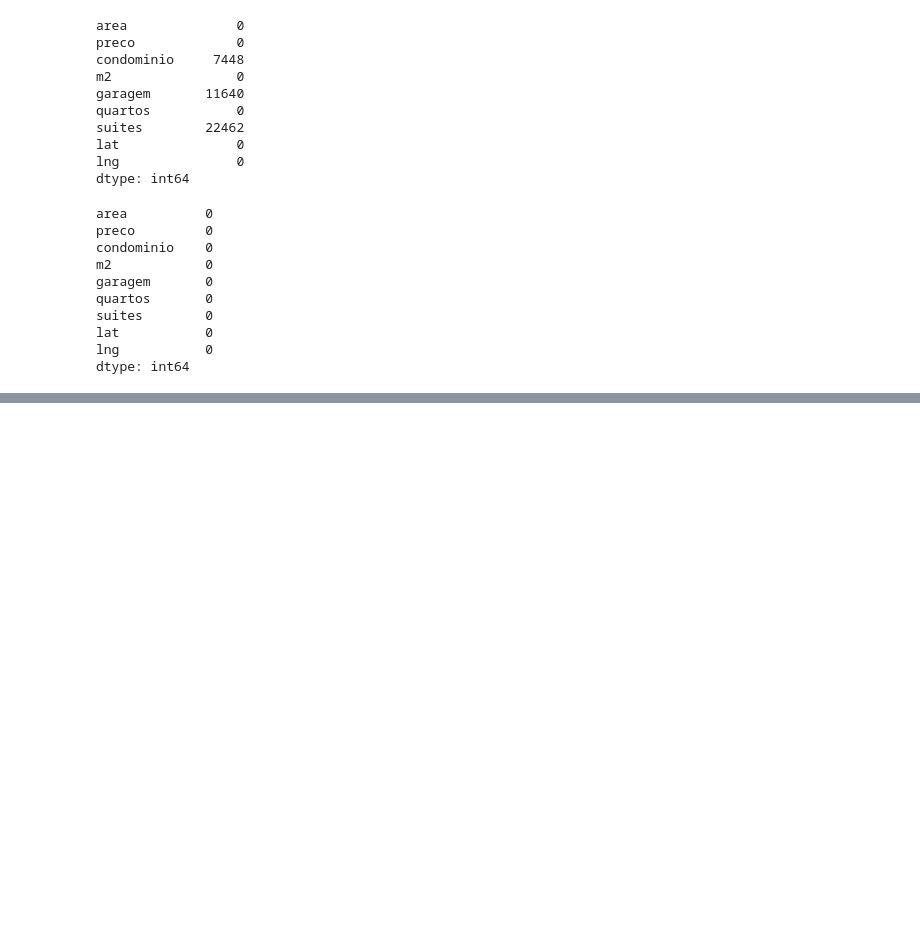
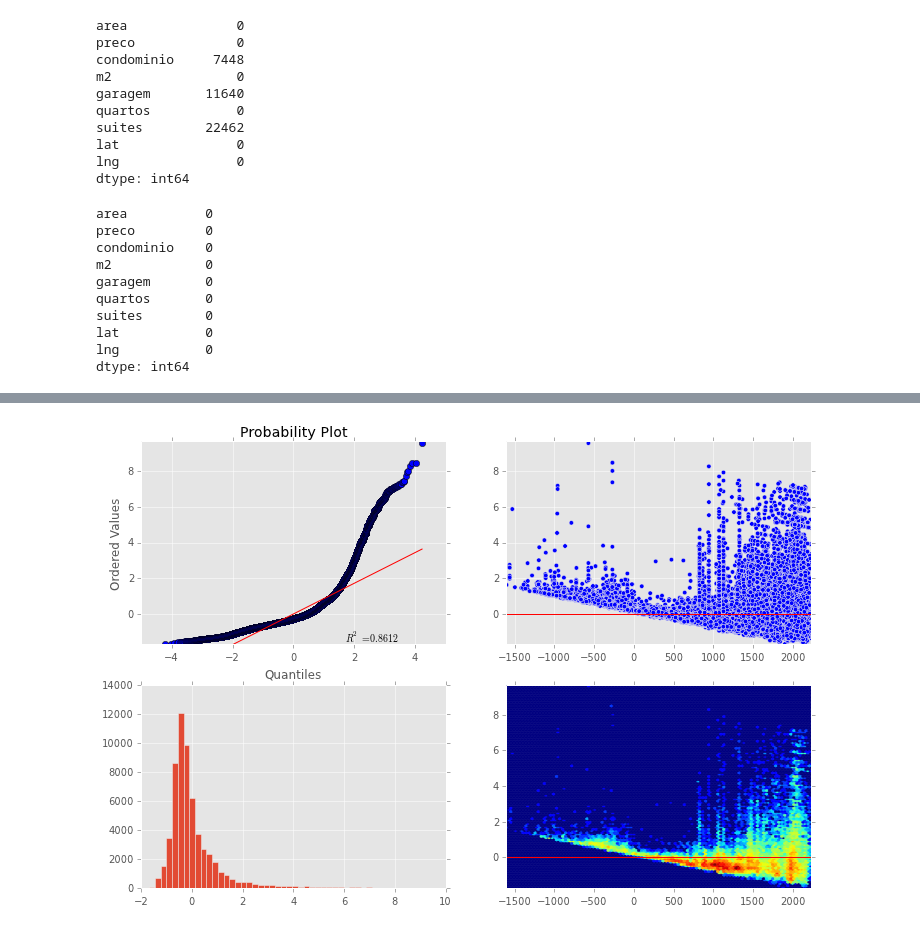
Before and after one commit to sergiosilvar/fgv_dissertacao, a Jupyter notebook: ipython_notebook/Regressao Linear.ipynb, the cells around one changed output, grey strips where cells are left out. Saved outputs shown, nothing was run; the diff lists cells and outputs as text; code cells hidden in the pictures; blank space fills up the shorter version.

Commit message:
Regressão Linear com statsmodels. Construção do residual_plot. Banco: dist_saude_privada corrigido.

```diff
--- a/ipython_notebook/Regressao Linear.ipynb
+++ b/ipython_notebook/Regressao Linear.ipynb
@@ -40,3 +38,34 @@ suites        0
 lat           0
 lng           0
 dtype: int64
+# %%
+def residual_plot(smres):
+    from scipy.stats import norm as gauss, probplot, cumfreq
+
+    resid_std = (smres.resid-smres.resid.mean())/smres.resid.std()
+    fig = figure()
+    w,h = rcParams['figure.figsize']
+    fig.set_size_inches(w*2,h*2)
+    ylim_ = (resid_std.min()*1.01,resid_std.max()*1.01)
+    xlim_ = (smres.fittedvalues.min(),smres.fittedvalues.max())
+    ax = fig.add_subplot(221)
+    probplot(resid_std, plot=ax);
+    ylim(ylim_);
+
+    ax = fig.add_subplot(222)
+    ax.scatter(smres.fittedvalues,resid_std);
+    ax.axhline(y=smres.resid.mean(),
+               xmin=smres.fittedvalues.min(),
+               xmax=smres.fittedvalues.max(),color='r');
+    xlim(xlim_);
+    ylim(ylim_);
+
+    ax = fig.add_subplot(223)
+    ax.hist(resid_std,50);
+
+    from matplotlib.colors import LogNorm
+    ax = fig.add_subplot(224)
+    ax.hexbin(smres.fittedvalues,resid_std, norm=LogNorm());
+    ax.axhline(y=smres.resid.mean(),xmin=smres.fittedvalues.min(),xmax=smres.fittedvalues.max(),color='r');
+    xlim(xlim_);
+    ylim(ylim_);
@@ -43,3 +95,7 @@ dtype: int64
+# %%
+residual_plot(lm)
+# %% [output]
+[figure, added]
 # %%
 import statsmodels.api as sm
 import statsmodels.formula.api as smf
```
Also changed, not shown: parts of 17 cells of this notebook, 1 other file.
